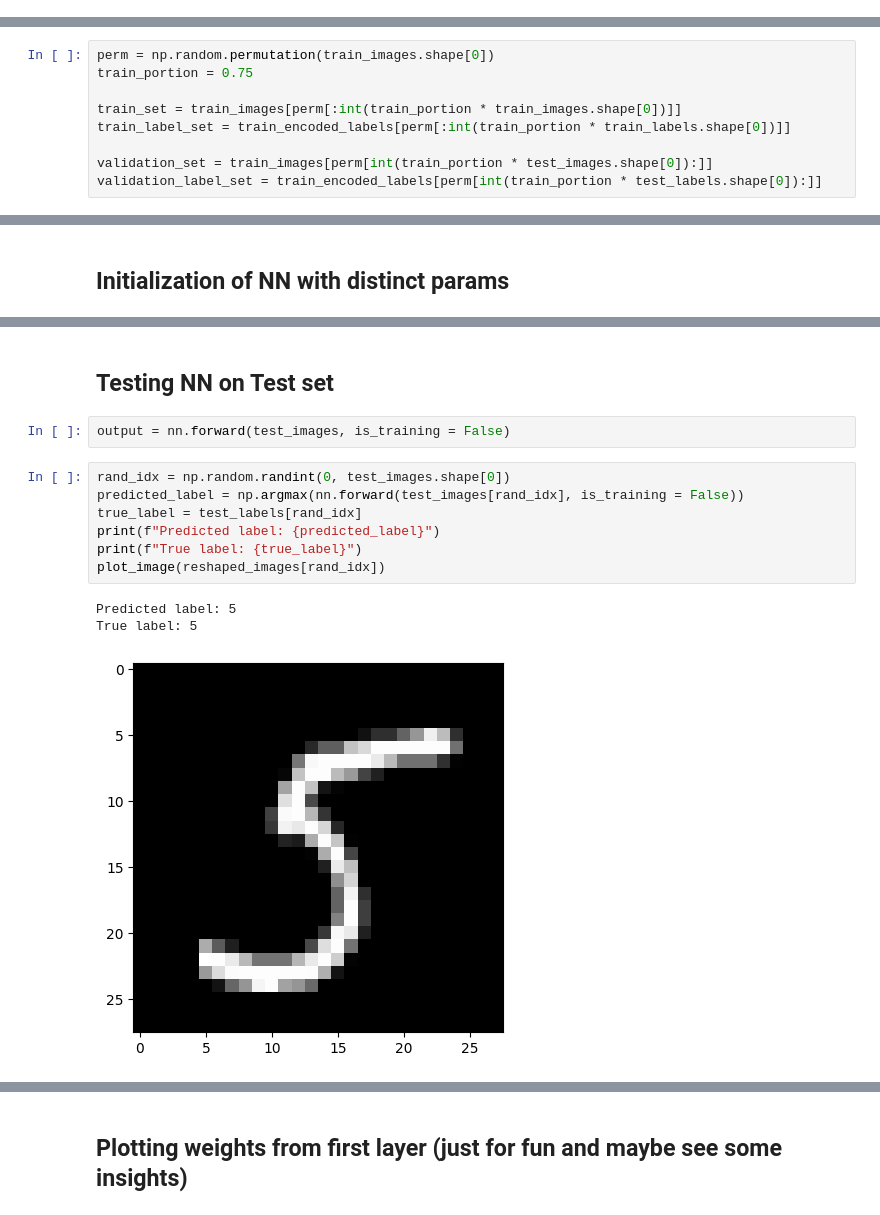
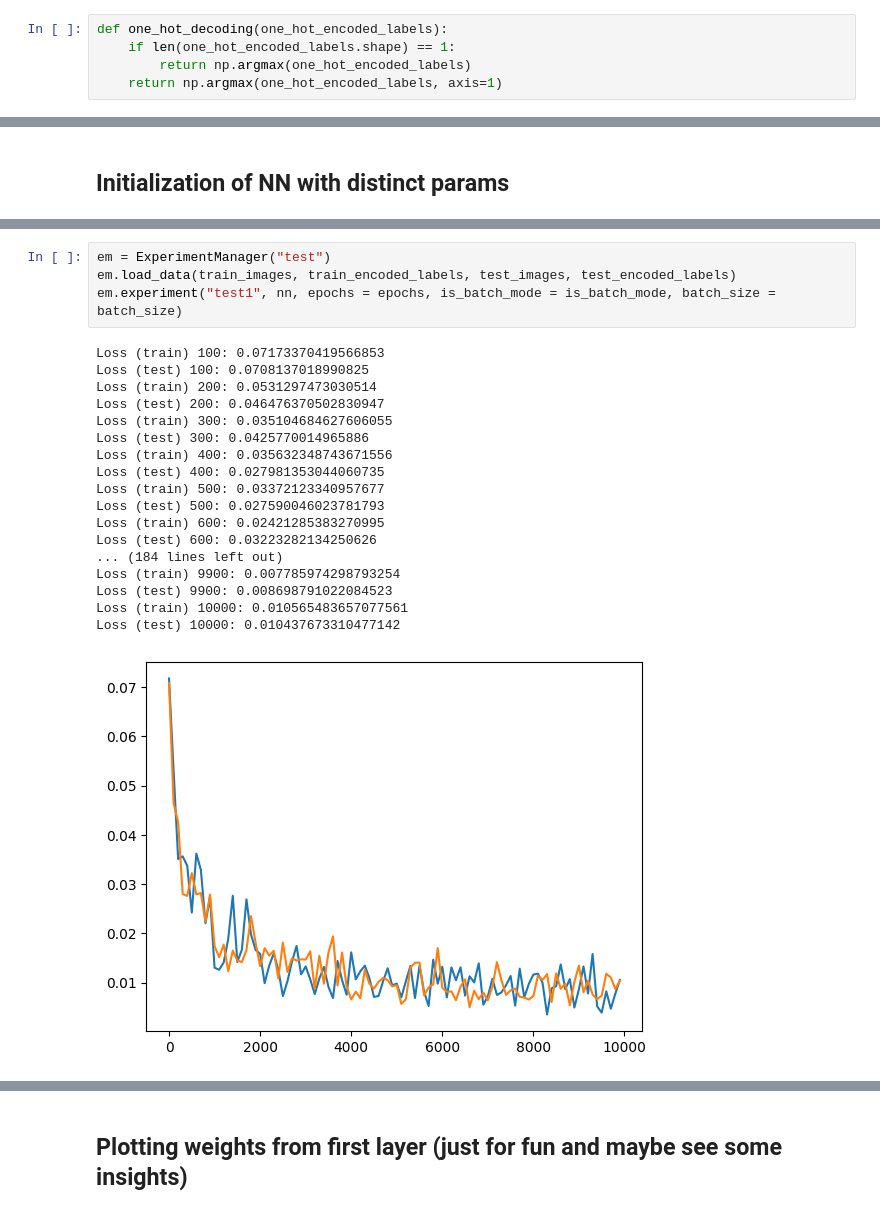
Before and after one commit to akmorihg/NN_from_scratch, a Jupyter notebook: main.ipynb, the cells around one changed output, grey strips where cells are left out. Saved outputs shown, nothing was run; the diff lists cells and outputs as text.

```diff
--- a/main.ipynb
+++ b/main.ipynb
@@ -95,6 +99,11 @@ def one_hot_encoding(labels):
         one_hot_encoded_labels.append(one_hot_label)
 
     return np.array(one_hot_encoded_labels)
+# %%
+def one_hot_decoding(one_hot_encoded_labels):
+    if len(one_hot_encoded_labels.shape) == 1:
+        return np.argmax(one_hot_encoded_labels)
+    return np.argmax(one_hot_encoded_labels, axis=1)
 # %%
 train_encoded_labels = one_hot_encoding(train_labels)
 test_encoded_labels = one_hot_encoding(test_labels)
@@ -346,9 +544,0 @@ class NN:
-# %%
-perm = np.random.permutation(train_images.shape[0])
-train_portion = 0.75
-
-train_set = train_images[perm[:int(train_portion * train_images.shape[0])]]
-train_label_set = train_encoded_labels[perm[:int(train_portion * train_labels.shape[0])]]
-
-validation_set = train_images[perm[int(train_portion * test_images.shape[0]):]]
-validation_label_set = train_encoded_labels[perm[int(train_portion * test_labels.shape[0]):]]
@@ -402,15 +610,23 @@ plt.show()
-# %% [markdown]
-## Testing NN on Test set
-# %%
-output = nn.forward(test_images, is_training = False)
-# %%
-rand_idx = np.random.randint(0, test_images.shape[0])
-predicted_label = np.argmax(nn.forward(test_images[rand_idx], is_training = False))
-true_label = test_labels[rand_idx]
-print(f"Predicted label: {predicted_label}")
-print(f"True label: {true_label}")
-plot_image(reshaped_images[rand_idx])
-# %% [output]
-Predicted label: 5
-True label: 5
-[figure, removed]
+# %%
+em = ExperimentManager("test")
+em.load_data(train_images, train_encoded_labels, test_images, test_encoded_labels)
+em.experiment("test1", nn, epochs = epochs, is_batch_mode = is_batch_mode, batch_size = batch_size)
+# %% [output]
+Loss (train) 100: 0.07173370419566853
+Loss (test) 100: 0.0708137018990825
+Loss (train) 200: 0.0531297473030514
+Loss (test) 200: 0.046476370502830947
+Loss (train) 300: 0.035104684627606055
+Loss (test) 300: 0.0425770014965886
+Loss (train) 400: 0.035632348743671556
+Loss (test) 400: 0.027981353044060735
+Loss (train) 500: 0.03372123340957677
+Loss (test) 500: 0.027590046023781793
+Loss (train) 600: 0.02421285383270995
+Loss (test) 600: 0.03223282134250626
+... (184 lines left out)
+Loss (train) 9900: 0.007785974298793254
+Loss (test) 9900: 0.008698791022084523
+Loss (train) 10000: 0.010565483657077561
+Loss (test) 10000: 0.010437673310477142
+[figure, added]
```
Also changed, not shown: parts of 27 cells of this notebook, 1 other file.
